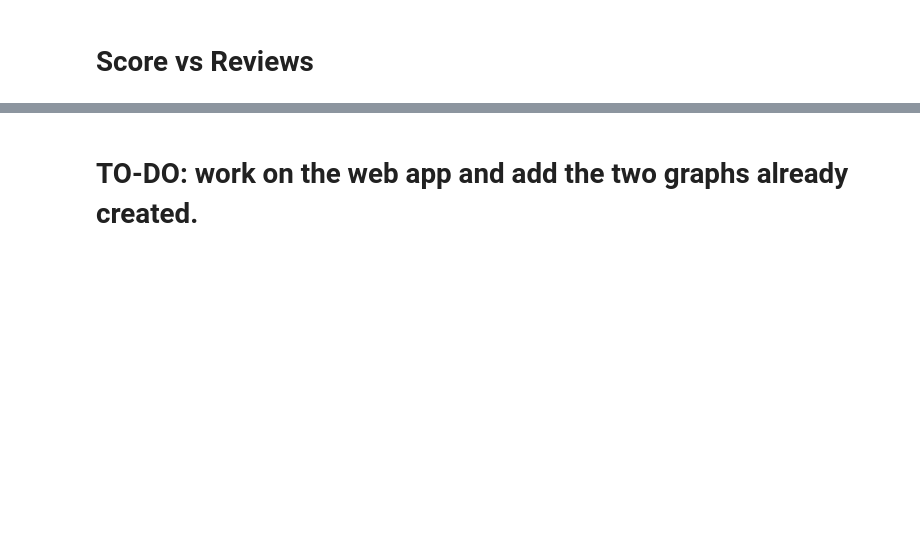
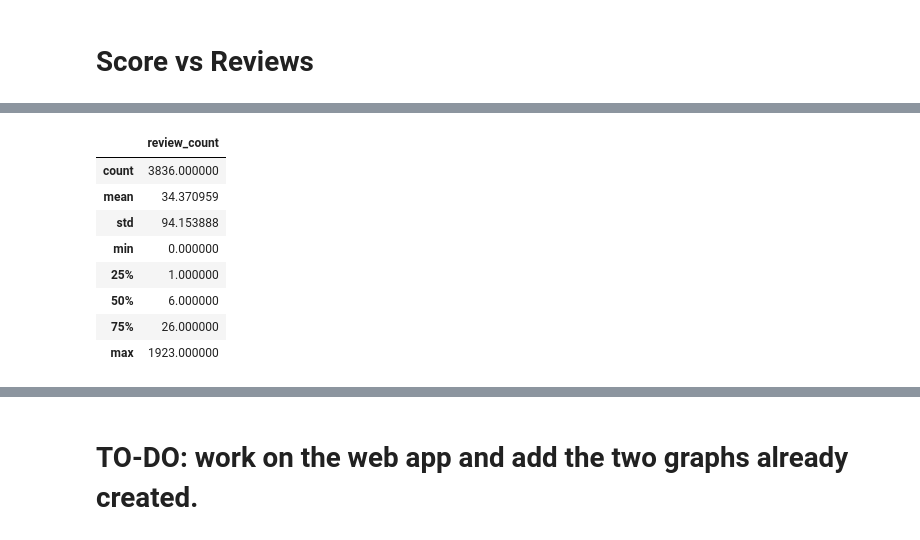
Before and after one commit to jacekfilipczuk/interactive_dashboard, a Jupyter notebook: notebooks/Data_Exploration.ipynb, the cells around one changed output, grey strips where cells are left out. Drawn from its saved outputs; the diff is of its cells as text; code cells hidden in the pictures; blank space fills up the shorter version.

```diff
--- a/notebooks/Data_Exploration.ipynb
+++ b/notebooks/Data_Exploration.ipynb
@@ -75,0 +78,7 @@ fig.show()
+# %%
+reviewed_anime['genre'] = reviewed_anime['genre'].str.strip('[]').str.split(',')
+# stripping spaces from the words, sorting the lists and casting back to string
+reviewed_anime['genre'] = reviewed_anime.genre.apply(lambda x: str(sorted([y.strip(' ') for y in x])))
+
+reviews_grouped = reviewed_anime.groupby('genre').uid_review.count().sort_values(ascending=False).reset_index()
+reviews_grouped.columns = ['genre','review_count']
@@ -75,0 +92,12 @@ fig.show()
+# %%
+reviews_grouped.describe()
+# %% [output]
+|  | review_count |
+| count | 3836.000000 |
+| mean | 34.370959 |
+| std | 94.153888 |
+| min | 0.000000 |
+| 25% | 1.000000 |
+| 50% | 6.000000 |
+| 75% | 26.000000 |
+| max | 1923.000000 |
```
Also changed, not shown: parts of 6 cells of this notebook, 7 other files.
